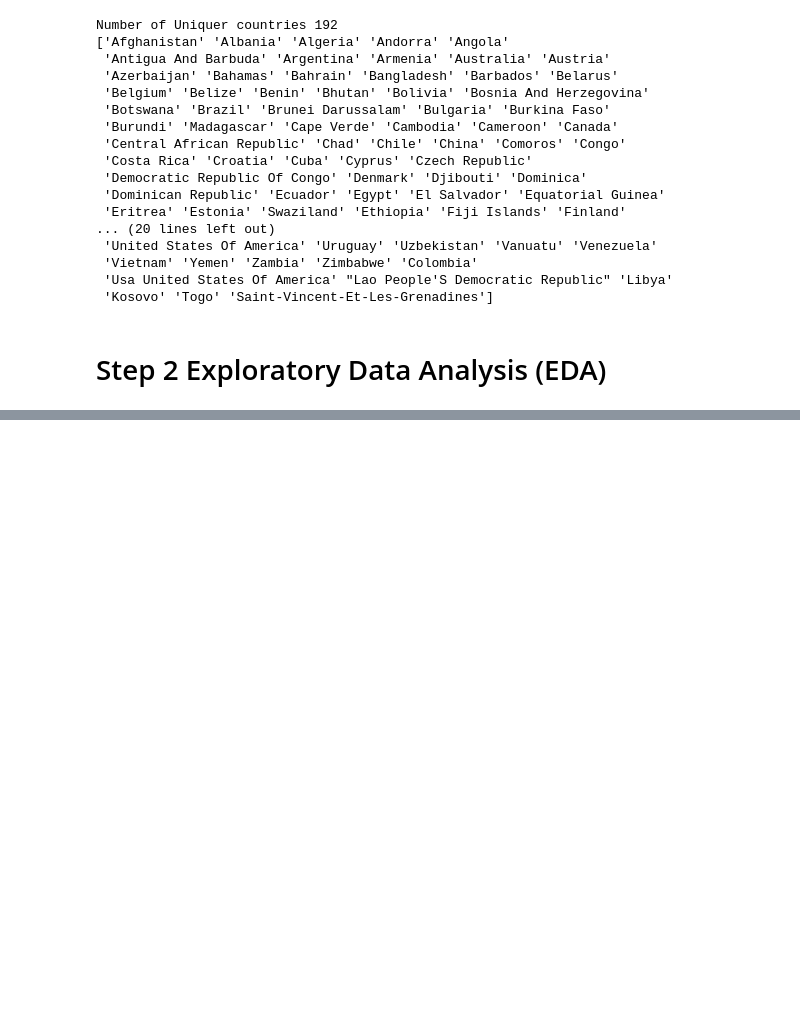
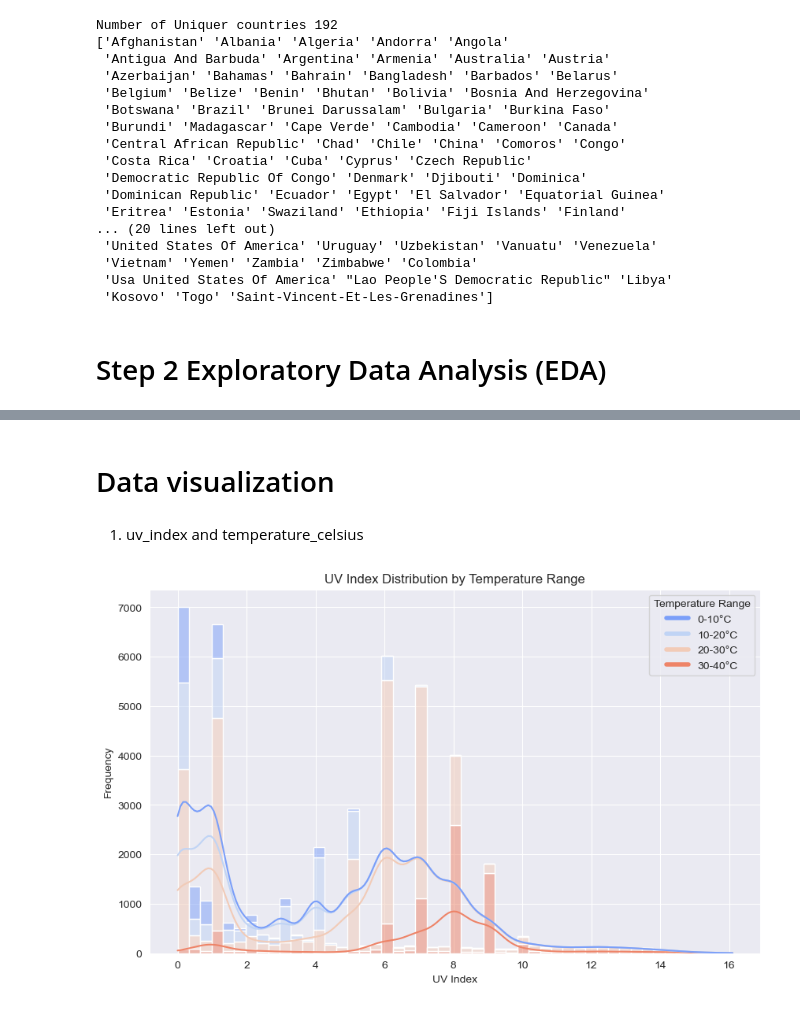
Before and after one commit to keiakihito/Assessment-Data-Science, a Jupyter notebook: src/base.ipynb, the cells around one changed output, grey strips where cells are left out. Cells and saved outputs as stored; diff of their text form; code cells hidden in the pictures; blank space fills up the shorter version.

```diff
--- a/src/base.ipynb
+++ b/src/base.ipynb
@@ -218,0 +328,38 @@ Number of Uniquer countries 192
+# %% [markdown]
+# Data visualization
+# %% [markdown]
+1. uv_index and temperature_celsius
+# %%
+import matplotlib.pyplot as plt
+import seaborn as sns
+
+# Create bins for temperature ranges
+bins = [0, 10, 20, 30, 40]
+labels = ['0-10°C', '10-20°C', '20-30°C', '30-40°C']
+data['temp_bins'] = pd.cut(data['temperature_celsius'], bins=bins, labels=labels)
+
+# Define the colors for the bins
+palette = sns.color_palette('coolwarm', len(labels))
+
+# Plot histogram without automatic legend
+# kde, Kernel Density Estimate shows smooth curve
+plt.figure(figsize=(10, 6))
+sns.histplot(data=data, x='uv_index', hue='temp_bins', hue_order=labels, multiple='stack', kde=True, palette=palette)
+
+# Add a manual legend
+custom_legend = [plt.Line2D([0], [0], color=color, lw=4) for color in palette]
+plt.legend(custom_legend, labels, title='Temperature Range')
+
+# Add title and axis labels
+plt.title('UV Index Distribution by Temperature Range')
+plt.xlabel('UV Index')
+plt.ylabel('Frequency')
+plt.show()
+
+'''
+The graph shows
+1. Low UV Index values occur across a wide range of temperatures.
+2. Higher UV Index values are more strongly correlated with specific temperature ranges particularly warmer temperatures.
+'''
+# %% [output]
+[figure, added]
```
Also changed, not shown: parts of 22 cells of this notebook, 1 other file.
